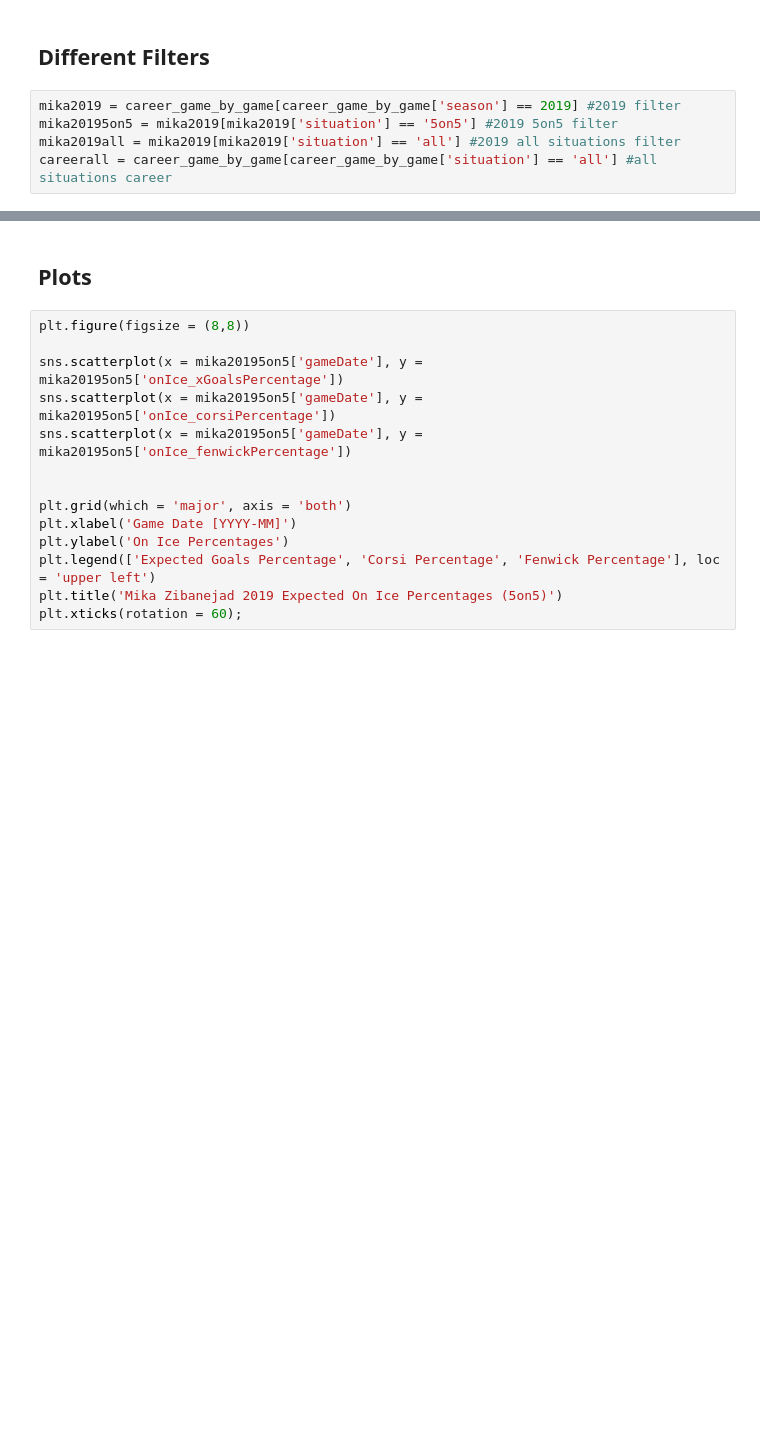
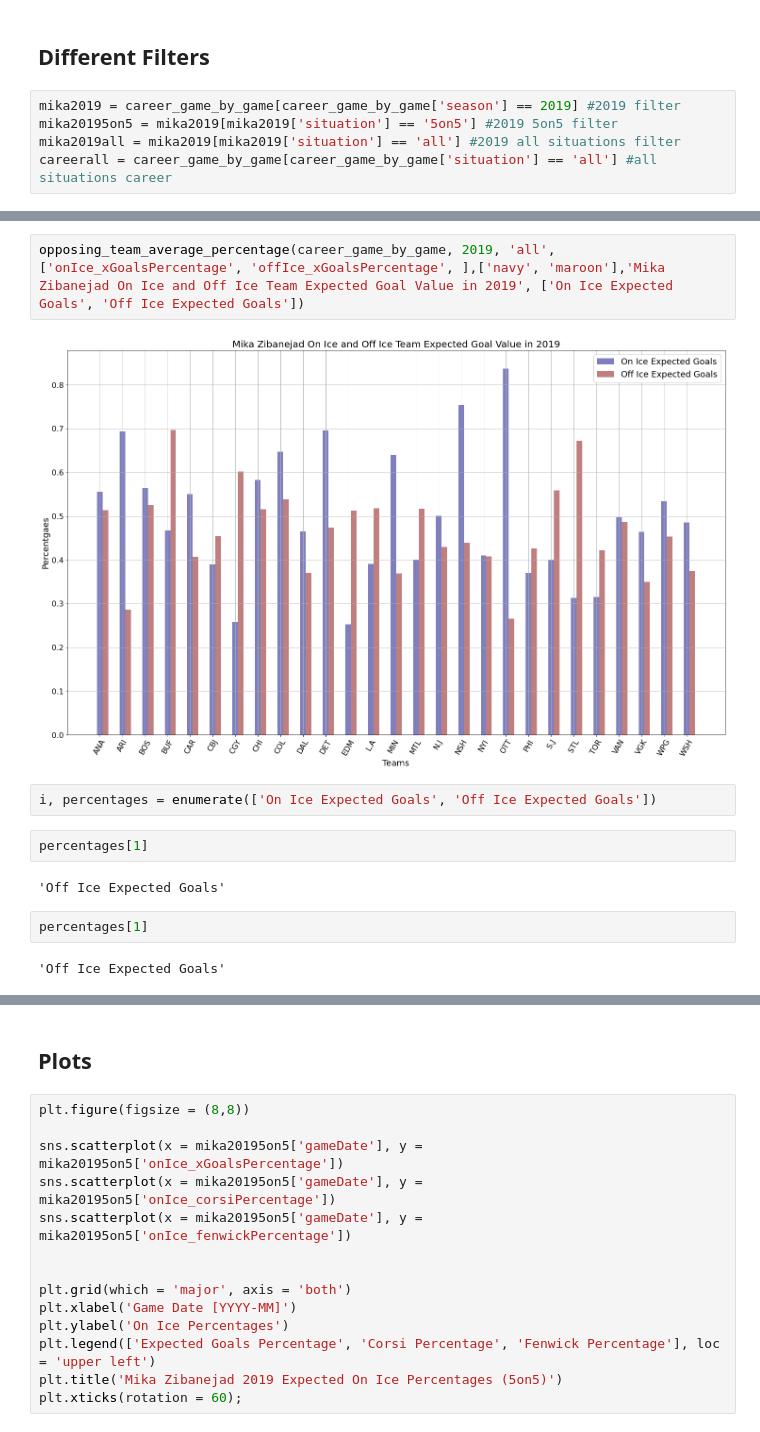
Before and after one commit to chriskuz/rangers_analysis, a Jupyter notebook: code/player_statistics/mika_zibanejad.ipynb, the cells around one changed output, grey strips where cells are left out. Saved outputs shown, nothing was run; the diff lists cells and outputs as text; blank space fills up the shorter version.

```diff
--- a/code/player_statistics/mika_zibanejad.ipynb
+++ b/code/player_statistics/mika_zibanejad.ipynb
@@ -88,0 +149,14 @@ np.average(careerall[careerall['opposingTeam'] == 'WSH']['onIce_xGoalsPercentage
+# %%
+opposing_team_average_percentage(career_game_by_game, 2019, 'all', ['onIce_xGoalsPercentage', 'offIce_xGoalsPercentage', ],['navy', 'maroon'],'Mika Zibanejad On Ice and Off Ice Team Expected Goal Value in 2019', ['On Ice Expected Goals', 'Off Ice Expected Goals'])
+# %% [output]
+[figure, added]
+# %%
+i, percentages = enumerate(['On Ice Expected Goals', 'Off Ice Expected Goals'])
+# %%
+percentages[1]
+# %% [output]
+'Off Ice Expected Goals'
+# %%
+percentages[1]
+# %% [output]
+'Off Ice Expected Goals'
```
Also changed, not shown: parts of 18 cells of this notebook.
